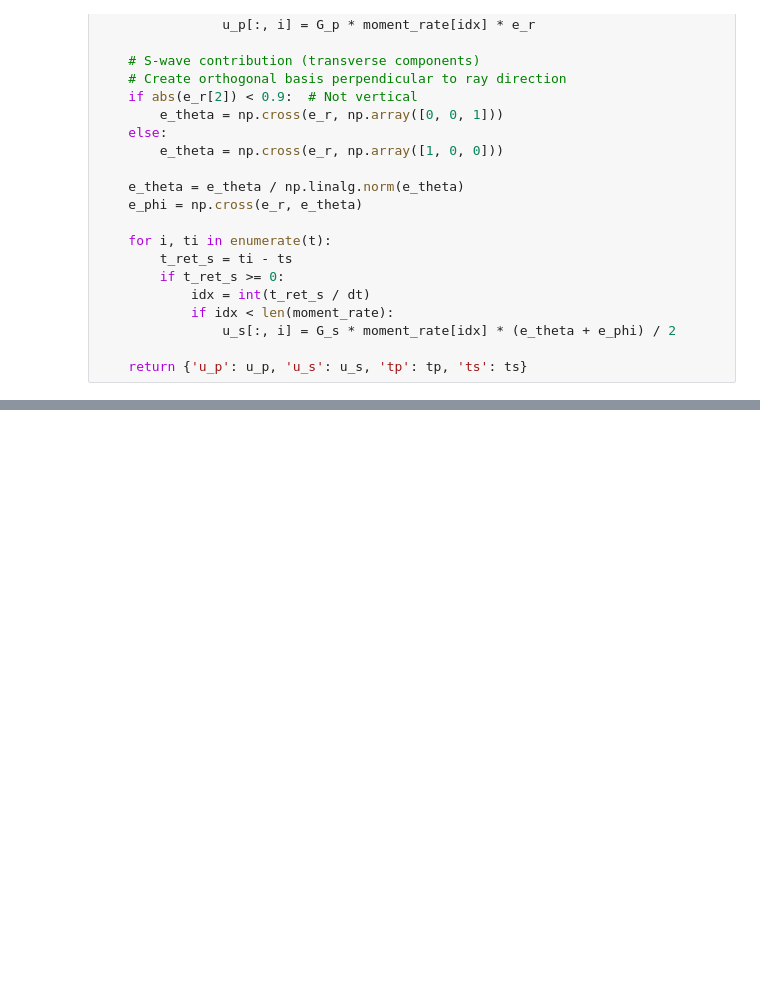
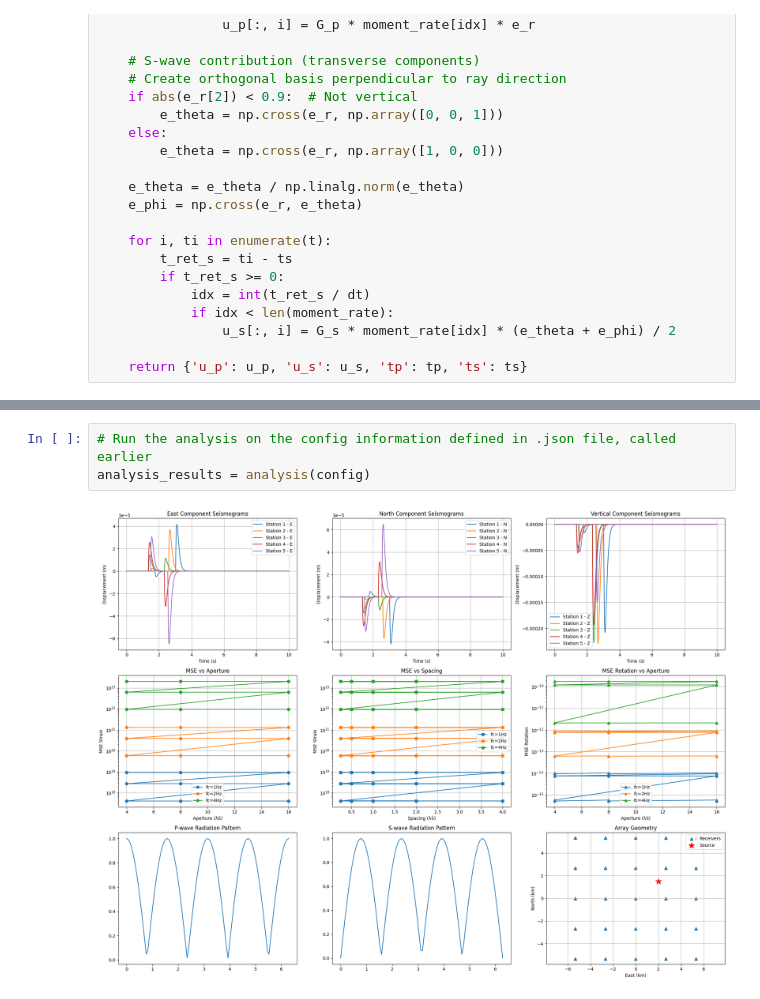
Before and after one commit to mhemmett/ESS_563_Assn_1, a Jupyter notebook: synth-seismo.ipynb, the cells around one changed output, grey strips where cells are left out. Cells and saved outputs as stored; diff of their text form; blank space fills up the shorter version.

```diff
--- a/synth-seismo.ipynb
+++ b/synth-seismo.ipynb
@@ -955,0 +779,5 @@ print("\\n✅ Analysis complete! Check the plots above for detailed results.")
+# %%
+# Run the analysis on the config information defined in .json file, called earlier
+analysis_results = analysis(config)
+# %% [output]
+[figure, added]
```
Also changed, not shown: parts of 8 cells of this notebook.
